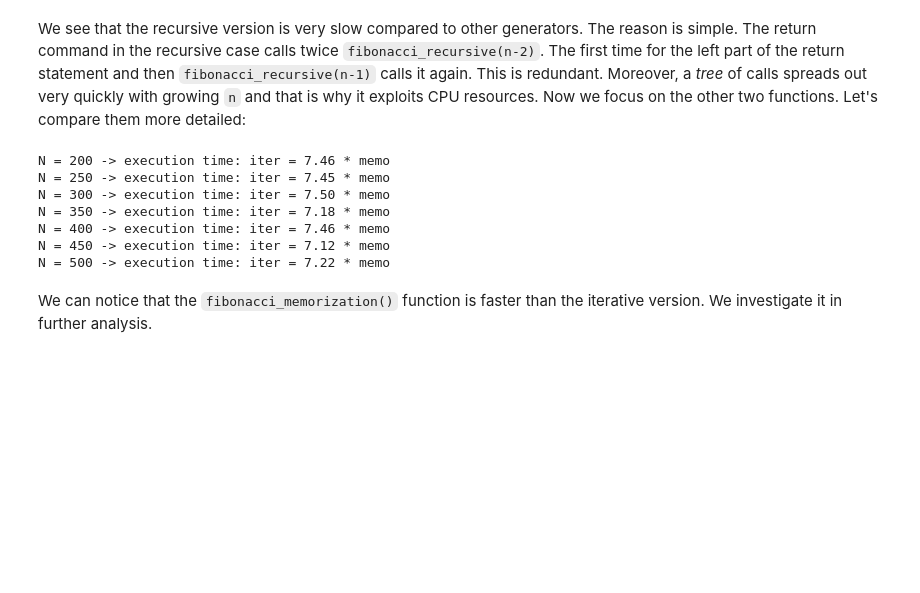
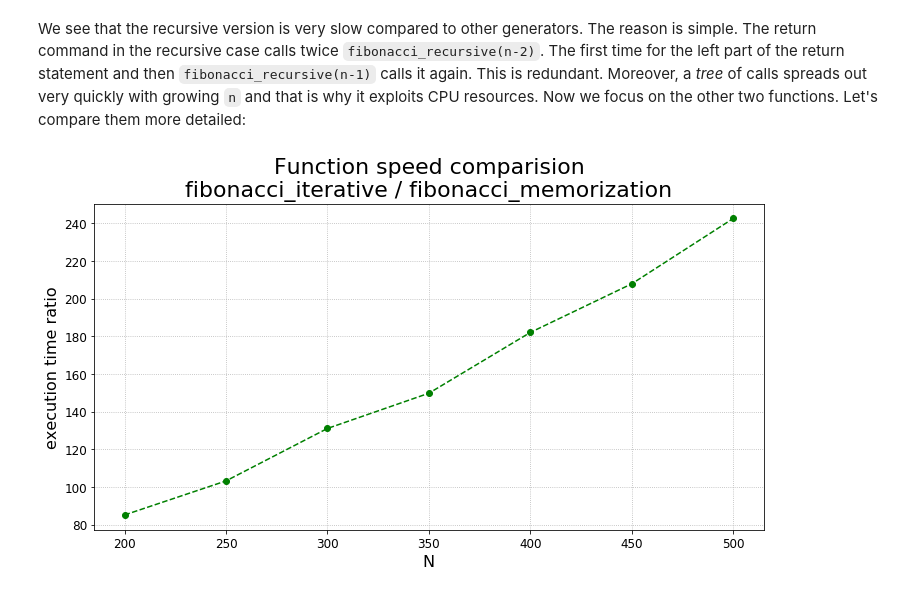
Before and after one commit to pbrus/fibonacci-numbers-python, a Jupyter notebook: fibonacci-numbers.ipynb, the cells around one changed output. Cells and saved outputs as stored; diff of their text form; code cells hidden in the pictures; blank space fills up the shorter version.

```diff
--- a/fibonacci-numbers.ipynb
+++ b/fibonacci-numbers.ipynb
@@ -105,24 +105,39 @@ plt.show()
 # %% [markdown]
 We see that the recursive version is very slow compared to other generators. The reason is simple. The return command in the recursive case calls twice `fibonacci_recursive(n-2)`. The first time for the left part of the return statement and then `fibonacci_recursive(n-1)` calls it again. This is redundant. Moreover, a *tree* of calls spreads out very quickly with growing `n` and that is why it exploits CPU resources. Now we focus on the other two functions. Let's compare them more detailed:
-# %%
-m = 200
-n = 501
-s = 50
-
-for i in range(m, n, s):
-    fibonacci_memo_dict = {0:0,1:1}
-
-    fib_mem_time = %%timeit -q -o fibonacci_iterative(i)
-    fib_mem_time = %%timeit -q -o fibonacci_memorization(i)
-
-    print("N = {0:3d} -> execution time: iter = {1:.2f} * memo".format(i, fib_ite_time.average/fib_mem_time.average))
-# %% [output]
-N = 200 -> execution time: iter = 7.46 * memo
-N = 250 -> execution time: iter = 7.45 * memo
-N = 300 -> execution time: iter = 7.50 * memo
-N = 350 -> execution time: iter = 7.18 * memo
-N = 400 -> execution time: iter = 7.46 * memo
-N = 450 -> execution time: iter = 7.12 * memo
-N = 500 -> execution time: iter = 7.22 * memo
-# %% [markdown]
-We can notice that the `fibonacci_memorization()` function is faster than the iterative version. We investigate it in further analysis.
+# %%
+def plot_execution_ratio(x, y, func1_name, func2_name):
+    plt.figure(figsize=(12,6))
+    plt.plot(x, y, 'go--')
+    plt.title('Function speed comparision\n{} / {}'.format(func1_name, func2_name), fontsize=22)
+    plt.xlabel('N', fontsize=16)
+    plt.ylabel("execution time ratio", fontsize=16)
+    plt.tick_params(labelsize=12)
+    plt.grid(linestyle='dotted')
+    if func1_name == "fibonacci_recursive":
+        plt.axhline(y=1.0, color='r', linestyle='-')
+    plt.show()
+
+
+def measure_execution_time(func1, func2=fibonacci_memorization, s=50):
+    m = 200
+    n = 501
+    X = []
+    Y = []
+
+    for i in range(m, n, s):
+        if not func1.__name__ == "fibonacci_recursive":
+            global fibonacci_dict
+            fibonacci_dict = {0:0, 1:1}
+
+        func1_exe_time = %%timeit -q -o func1(i)
+        func2_exe_time = %%timeit -q -o func2(i)
+
+        X.append(i)
+        Y.append(func1_exe_time.average/func2_exe_time.average)
+
+    plot_execution_ratio(X, Y, func1.__name__, func2.__name__)
+
+
+measure_execution_time(fibonacci_iterative)
+# %% [output]
+[figure, added]
```
Also changed, not shown: parts of 4 cells of this notebook.
